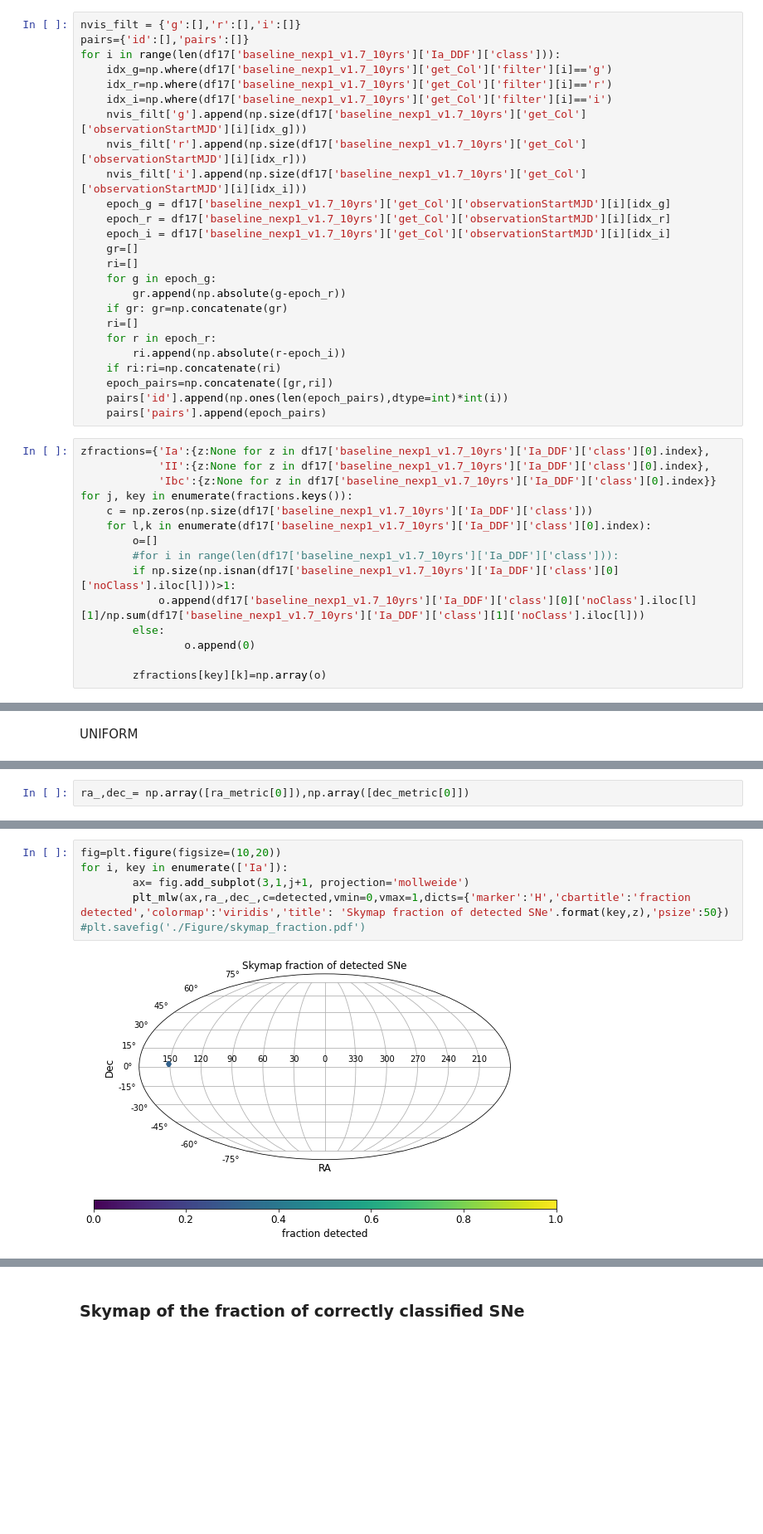
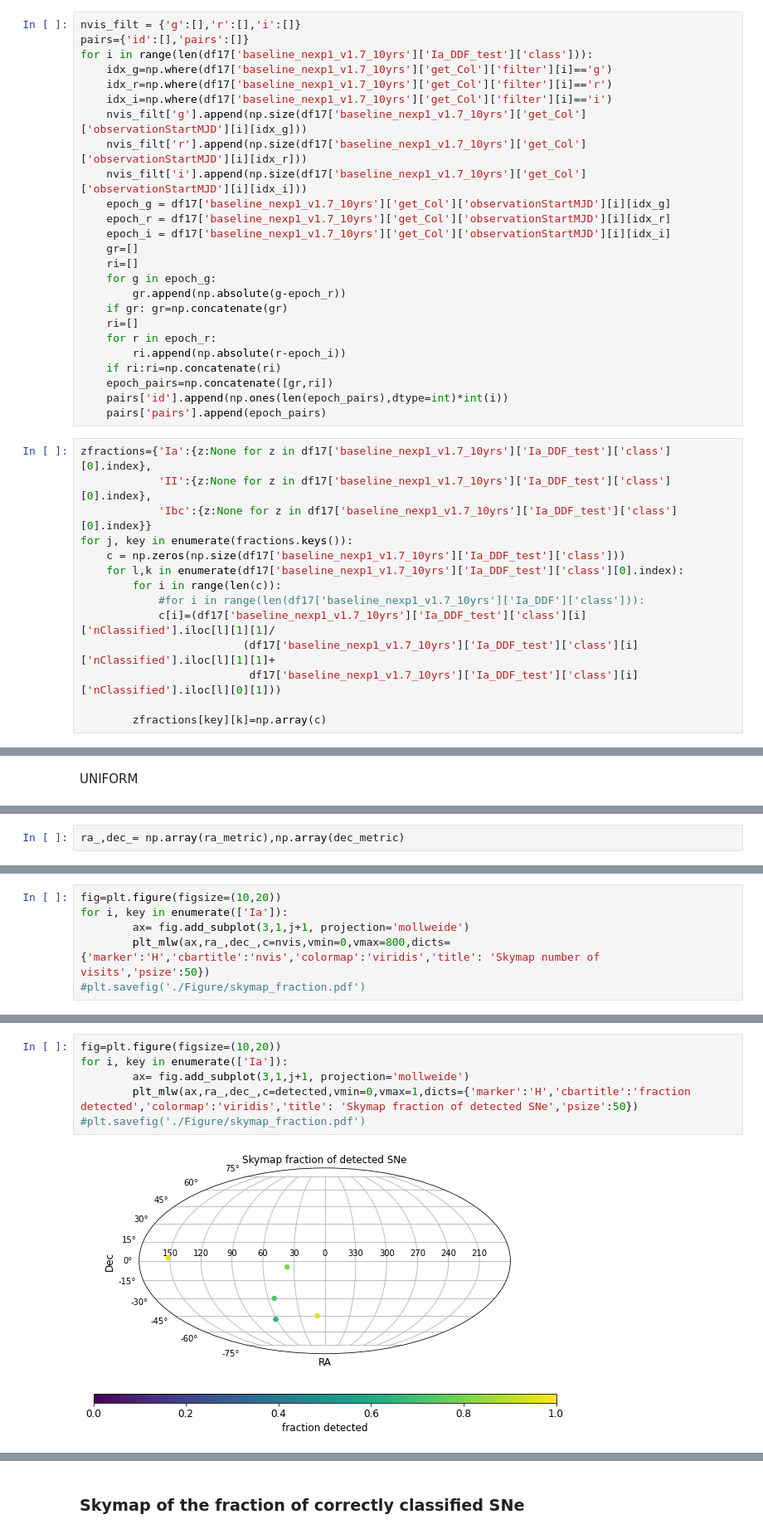
Before and after one commit to FabioRagosta/LSSTmetrics, a Jupyter notebook: SNRateMetric-DDF.ipynb, the cells around one changed output, grey strips where cells are left out. Shown at 83% size. Cells and saved outputs as stored; diff of their text form; blank space fills up the shorter version.

```diff
--- a/SNRateMetric-DDF.ipynb
+++ b/SNRateMetric-DDF.ipynb
@@ -949,7 +1112,7 @@ for i in range(len(df17['baseline_nexp1_v1.7_10yrs']['Ia_DDF']['class'])):
 # %%
 nvis_filt = {'g':[],'r':[],'i':[]}
 pairs={'id':[],'pairs':[]}
-for i in range(len(df17['baseline_nexp1_v1.7_10yrs']['Ia_DDF']['class'])):
+for i in range(len(df17['baseline_nexp1_v1.7_10yrs']['Ia_DDF_test']['class'])):
     idx_g=np.where(df17['baseline_nexp1_v1.7_10yrs']['get_Col']['filter'][i]=='g')
     idx_r=np.where(df17['baseline_nexp1_v1.7_10yrs']['get_Col']['filter'][i]=='r')
     idx_i=np.where(df17['baseline_nexp1_v1.7_10yrs']['get_Col']['filter'][i]=='i')
@@ -972,17 +1135,16 @@ for i in range(len(df17['baseline_nexp1_v1.7_10yrs']['Ia_DDF']['class'])):
     pairs['id'].append(np.ones(len(epoch_pairs),dtype=int)*int(i))
     pairs['pairs'].append(epoch_pairs)
 # %%
-zfractions={'Ia':{z:None for z in df17['baseline_nexp1_v1.7_10yrs']['Ia_DDF']['class'][0].index},
-            'II':{z:None for z in df17['baseline_nexp1_v1.7_10yrs']['Ia_DDF']['class'][0].index},
-            'Ibc':{z:None for z in df17['baseline_nexp1_v1.7_10yrs']['Ia_DDF']['class'][0].index}}
+zfractions={'Ia':{z:None for z in df17['baseline_nexp1_v1.7_10yrs']['Ia_DDF_test']['class'][0].index},
+            'II':{z:None for z in df17['baseline_nexp1_v1.7_10yrs']['Ia_DDF_test']['class'][0].index},
+            'Ibc':{z:None for z in df17['baseline_nexp1_v1.7_10yrs']['Ia_DDF_test']['class'][0].index}}
 for j, key in enumerate(fractions.keys()):
-    c = np.zeros(np.size(df17['baseline_nexp1_v1.7_10yrs']['Ia_DDF']['class']))
-    for l,k in enumerate(df17['baseline_nexp1_v1.7_10yrs']['Ia_DDF']['class'][0].index):
-        o=[]
-        #for i in range(len(df17['baseline_nexp1_v1.7_10yrs']['Ia_DDF']['class'])):
-        if np.size(np.isnan(df17['baseline_nexp1_v1.7_10yrs']['Ia_DDF']['class'][0]['noClass'].iloc[l]))>1:
-            o.append(df17['baseline_nexp1_v1.7_10yrs']['Ia_DDF']['class'][0]['noClass'].iloc[l][1]/np.sum(df17['baseline_nexp1_v1.7_10yrs']['Ia_DDF']['class'][1]['noClass'].iloc[l]))
-        else:
-                o.append(0)
+    c = np.zeros(np.size(df17['baseline_nexp1_v1.7_10yrs']['Ia_DDF_test']['class']))
+    for l,k in enumerate(df17['baseline_nexp1_v1.7_10yrs']['Ia_DDF_test']['class'][0].index):
+        for i in range(len(c)):
+            #for i in range(len(df17['baseline_nexp1_v1.7_10yrs']['Ia_DDF']['class'])):
+            c[i]=(df17['baseline_nexp1_v1.7_10yrs']['Ia_DDF_test']['class'][i]['nClassified'].iloc[l][1][1]/
+                         (df17['baseline_nexp1_v1.7_10yrs']['Ia_DDF_test']['class'][i]['nClassified'].iloc[l][1][1]+
+                          df17['baseline_nexp1_v1.7_10yrs']['Ia_DDF_test']['class'][i]['nClassified'].iloc[l][0][1]))
 
-        zfractions[key][k]=np.array(o)
+        zfractions[key][k]=np.array(c)
@@ -1096,2 +1246,2 @@ plt.show()
 # %%
-ra_,dec_= np.array([ra_metric[0]]),np.array([dec_metric[0]])
+ra_,dec_= np.array(ra_metric),np.array(dec_metric)
@@ -1099,0 +1248,6 @@ UNIFORM
+# %%
+fig=plt.figure(figsize=(10,20))
+for i, key in enumerate(['Ia']):
+        ax= fig.add_subplot(3,1,j+1, projection='mollweide')
+        plt_mlw(ax,ra_,dec_,c=nvis,vmin=0,vmax=800,dicts={'marker':'H','cbartitle':'nvis','colormap':'viridis','title': 'Skymap number of visits','psize':50})
+#plt.savefig('./Figure/skymap_fraction.pdf')
@@ -1100,8 +1256,8 @@ UNIFORM
 # %%
 fig=plt.figure(figsize=(10,20))
 for i, key in enumerate(['Ia']):
         ax= fig.add_subplot(3,1,j+1, projection='mollweide')
-        plt_mlw(ax,ra_,dec_,c=detected,vmin=0,vmax=1,dicts={'marker':'H','cbartitle':'fraction detected','colormap':'viridis','title': 'Skymap fraction of detected SNe'.format(key,z),'psize':50})
+        plt_mlw(ax,ra_,dec_,c=detected,vmin=0,vmax=1,dicts={'marker':'H','cbartitle':'fraction detected','colormap':'viridis','title': 'Skymap fraction of detected SNe','psize':50})
 #plt.savefig('./Figure/skymap_fraction.pdf')
 # %% [output]
-[figure, old version]
+[figure, new version]
```
Also changed, not shown: parts of 62 cells of this notebook.
